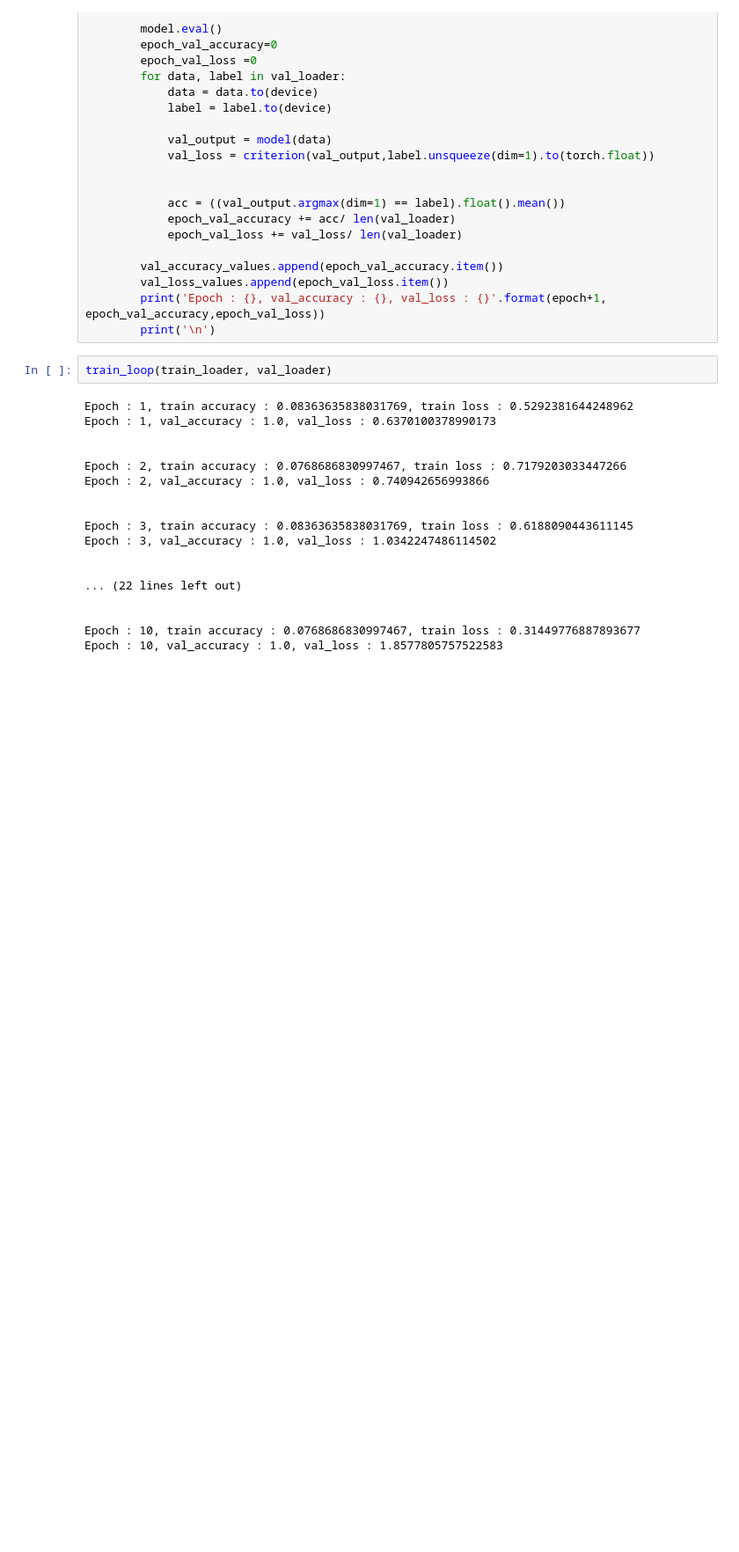
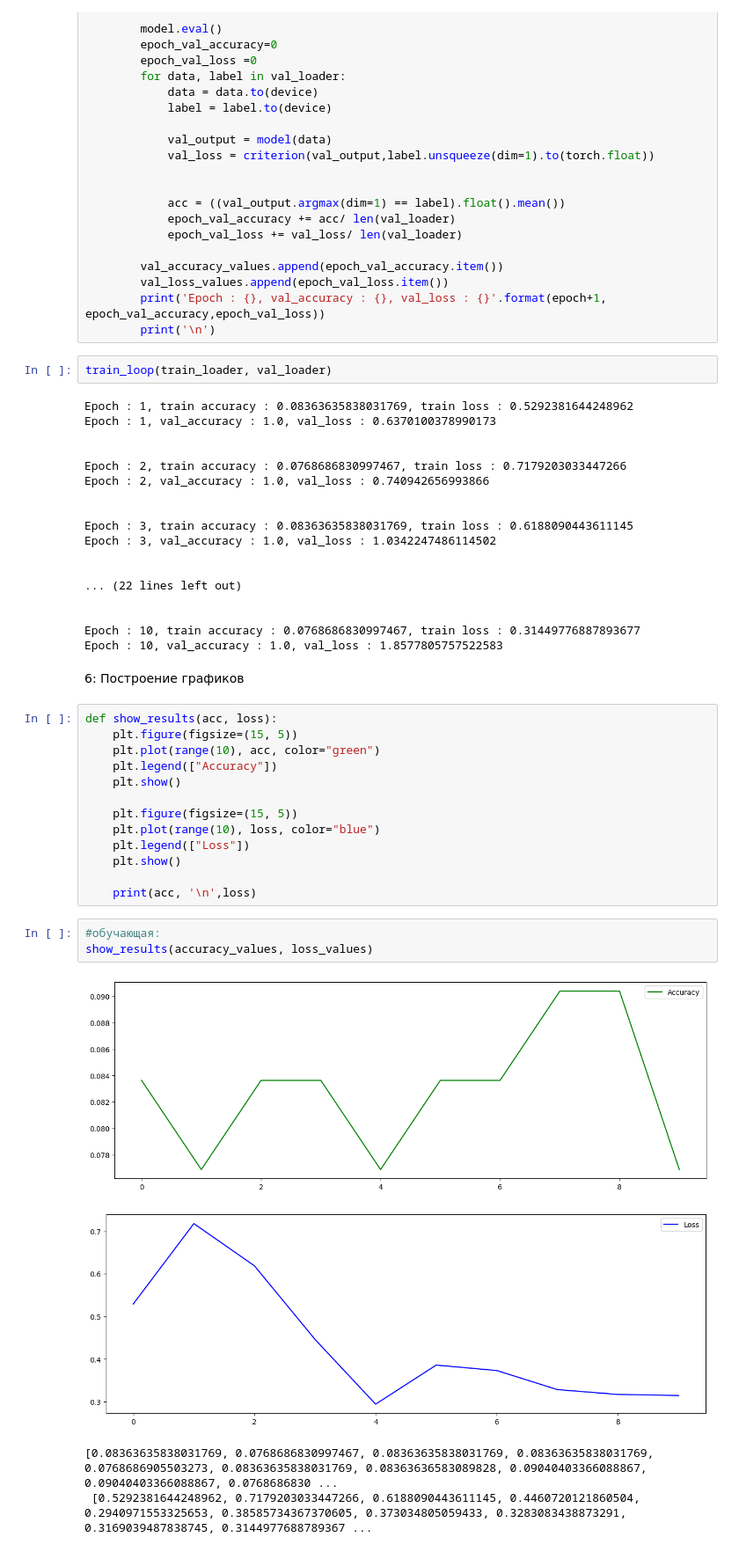
Before and after one commit to daryaskhrv/python-L-1-, a Jupyter notebook: Lab5/main.ipynb, the cells around one changed output. Shown at 88% size. Drawn from its saved outputs; the diff is of its cells as text; blank space fills up the shorter version.

Commit message:
Graphs are drawn for two samples

```diff
--- a/Lab5/main.ipynb
+++ b/Lab5/main.ipynb
@@ -313,3 +313,26 @@ Epoch : 3, val_accuracy : 1.0, val_loss : 1.0342247486114502
 
 Epoch : 10, train accuracy : 0.0768686830997467, train loss : 0.31449776887893677
 Epoch : 10, val_accuracy : 1.0, val_loss : 1.8577805757522583
+# %% [markdown]
+6:  Построение графиков
+# %%
+def show_results(acc, loss):
+    plt.figure(figsize=(15, 5))
+    plt.plot(range(10), acc, color="green")
+    plt.legend(["Accuracy"])
+    plt.show()
+
+    plt.figure(figsize=(15, 5))
+    plt.plot(range(10), loss, color="blue")
+    plt.legend(["Loss"])
+    plt.show()
+
+    print(acc, '\n',loss)
+# %%
+#обучающая:
+show_results(accuracy_values, loss_values)
+# %% [output]
+[figure, added]
+[figure, added]
+[0.08363635838031769, 0.0768686830997467, 0.08363635838031769, 0.08363635838031769, 0.0768686905503273, 0.08363635838031769, 0.08363636583089828, 0.09040403366088867, 0.09040403366088867, 0.0768686830 ...
+ [0.5292381644248962, 0.7179203033447266, 0.6188090443611145, 0.4460720121860504, 0.2940971553325653, 0.38585734367370605, 0.373034805059433, 0.3283083438873291, 0.3169039487838745, 0.3144977688789367 ...
```
Also changed, not shown: parts of 1 cell of this notebook.
